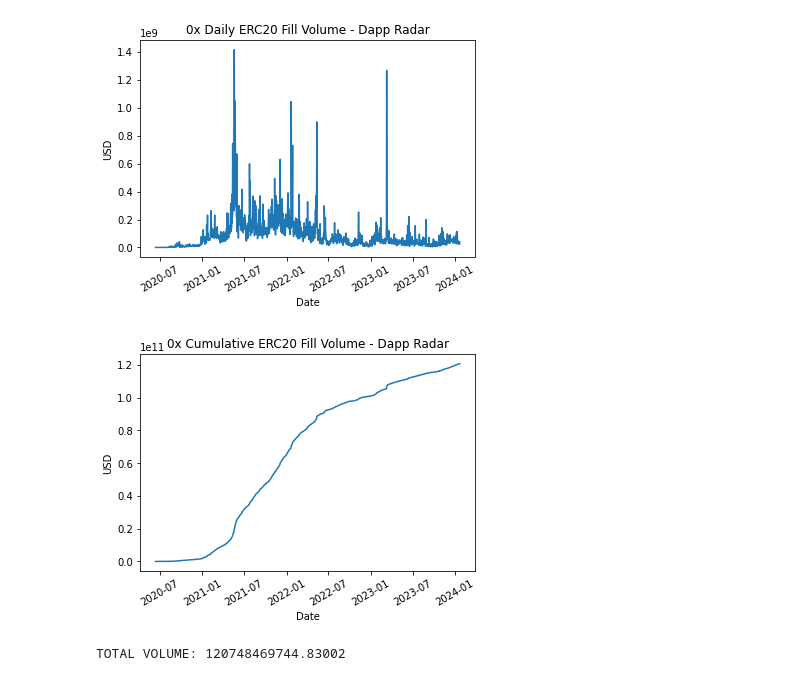
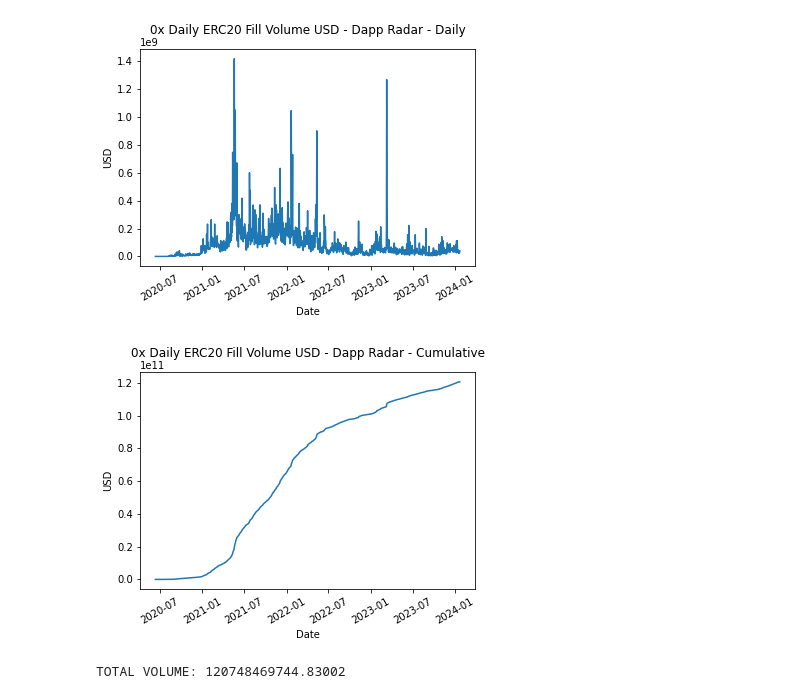
Before and after one commit to papercliplabs/zero-ex-subgraph, a Jupyter notebook: validation/notebooks/external.ipynb, the cells around one changed output. Drawn from its saved outputs; the diff is of its cells as text; code cells hidden in the pictures.

```diff
--- a/validation/notebooks/external.ipynb
+++ b/validation/notebooks/external.ipynb
@@ -86,32 +86,32 @@ def fetchDappRadarVolumeData():
 # %%
 
 # Dapp Node Radar Data Analysis
 arr = np.load('../data/external/zeroExDappRadarVolumeData.npy', allow_pickle=True)
 # [{'timestamp': 1591833600, 'date': '2020-06-11', 'value': 148355.45}, ...]
 
 values = np.array(list(map(lambda entry: entry["value"], arr)))
 cumulative_values = np.cumsum(values)
 dates = np.array(list(map(lambda entry: datetime.strptime(entry["date"], "%Y-%m-%d"), arr)))
 
 # Daily
 plt.plot(dates, values)
 plt.xticks(rotation=30)
 plt.xlabel("Date")
 plt.ylabel("USD")
-plt.title("0x Daily ERC20 Fill Volume - Dapp Radar")
+plt.title("0x Daily ERC20 Fill Volume USD - Dapp Radar - Daily", y=1.04)
 plt.show()
 
 # Cumulative
 plt.plot(dates, cumulative_values)
 plt.xticks(rotation=30)
 plt.xlabel("Date")
 plt.ylabel("USD")
-plt.title("0x Cumulative ERC20 Fill Volume - Dapp Radar")
+plt.title("0x Daily ERC20 Fill Volume USD - Dapp Radar - Cumulative", y=1.04)
 plt.show()
 
 volume = values.sum()
 print("TOTAL VOLUME:", volume)
 # %% [output]
-[figure, old version]
+[figure, new version]
-[figure, old version]
+[figure, new version]
 TOTAL VOLUME: 120748469744.83002
```
Also changed, not shown: parts of 2 cells of this notebook, 16 other files.
